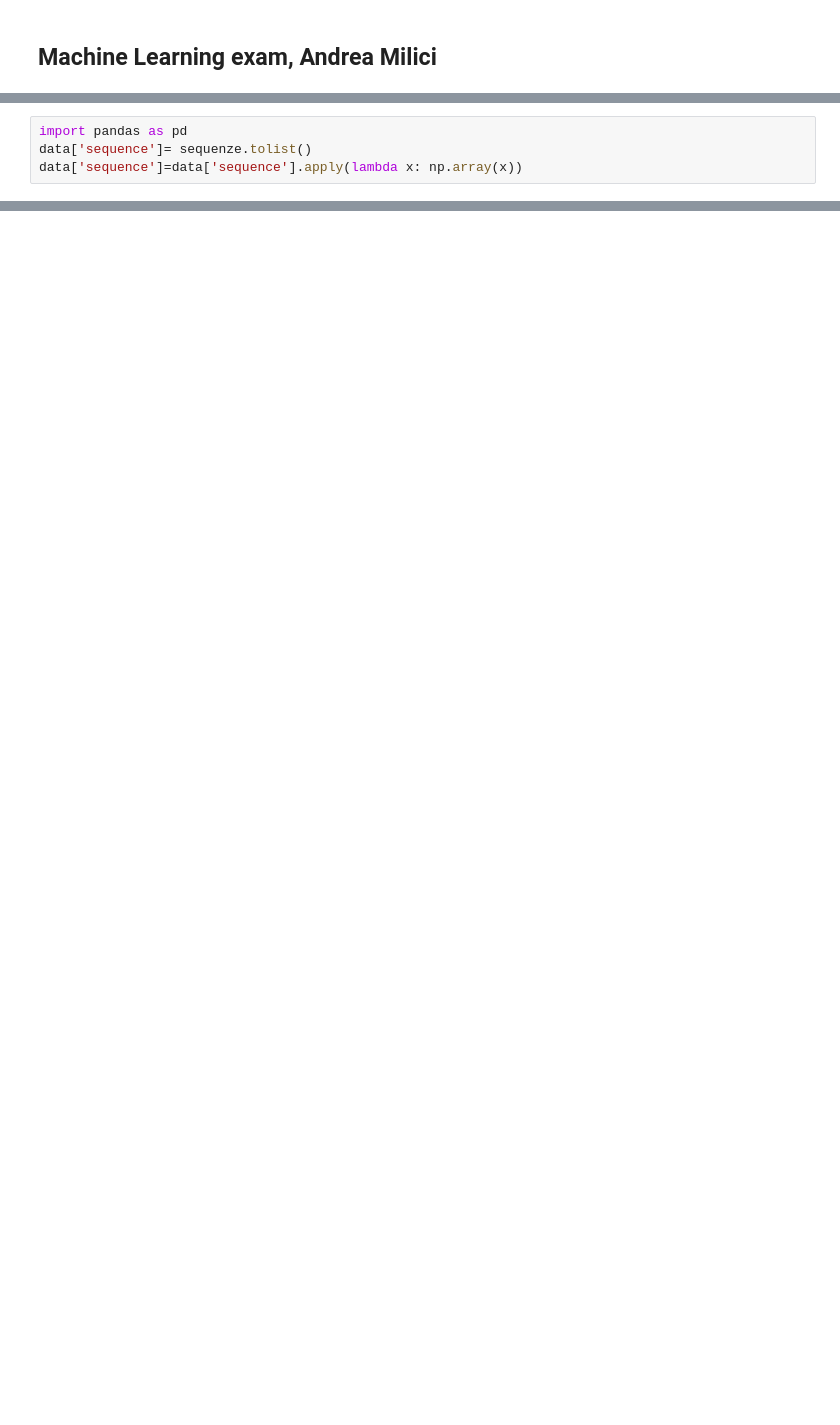
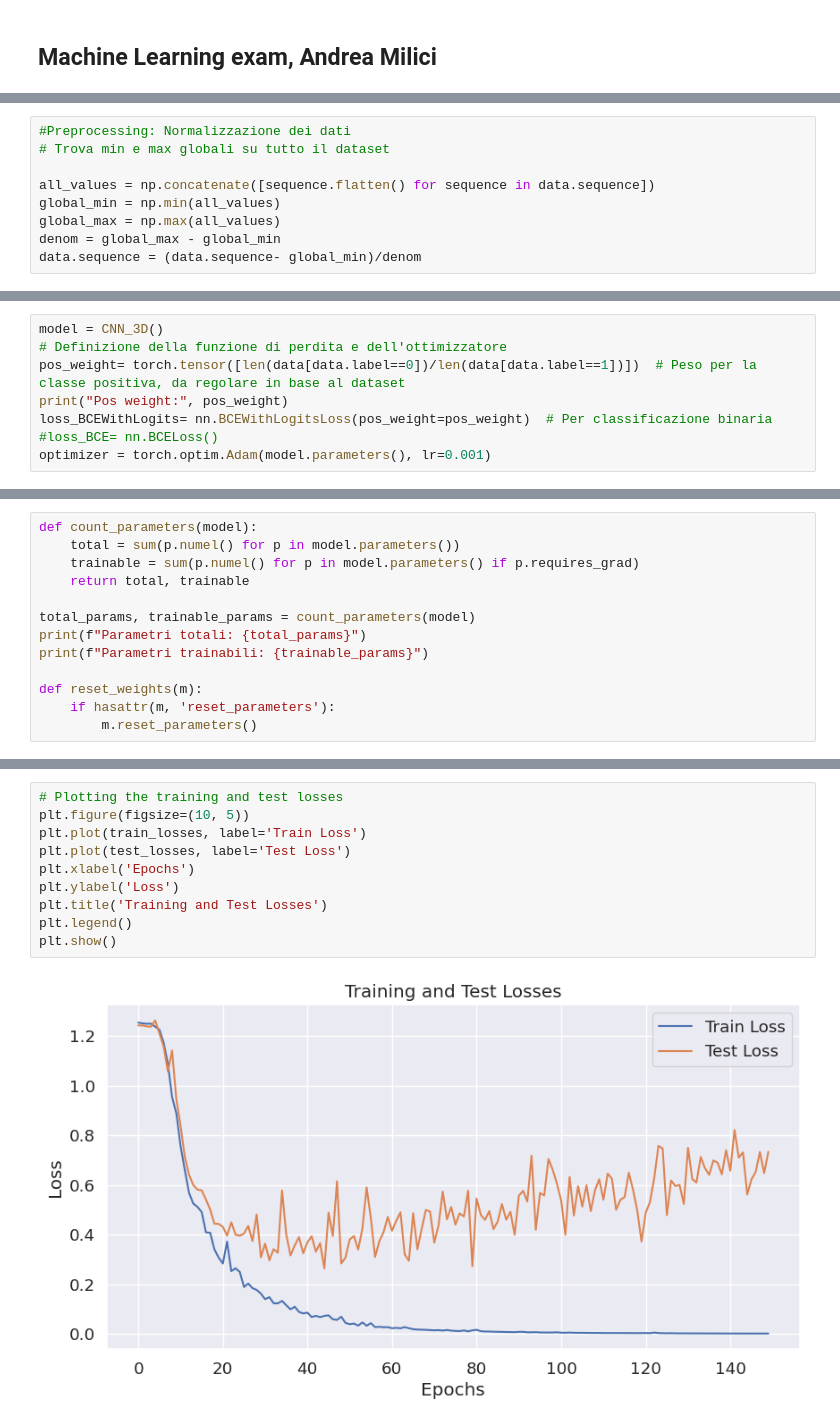
Before and after one commit to andremicci/exam1_2024, a Jupyter notebook: quench_project/main_notebook.ipynb, the cells around one changed output, grey strips where cells are left out. Cells and saved outputs as stored; diff of their text form; blank space fills up the shorter version.

```diff
--- a/quench_project/main_notebook.ipynb
+++ b/quench_project/main_notebook.ipynb
@@ -66,4 +32,0 @@ sequenze = np.stack(data['sequence'].values).reshape(-1, 24,15,15)
-# %%
-import pandas as pd
-data['sequence']= sequenze.tolist()
-data['sequence']=data['sequence'].apply(lambda x: np.array(x))
@@ -77,0 +33,9 @@ dataframe[0].shape
+# %%
+#Preprocessing: Normalizzazione dei dati
+# Trova min e max globali su tutto il dataset
+
+all_values = np.concatenate([sequence.flatten() for sequence in data.sequence])
+global_min = np.min(all_values)
+global_max = np.max(all_values)
+denom = global_max - global_min
+data.sequence = (data.sequence- global_min)/denom
@@ -77,0 +90,8 @@ dataframe[0].shape
+# %%
+model = CNN_3D()
+# Definizione della funzione di perdita e dell'ottimizzatore
+pos_weight= torch.tensor([len(data[data.label==0])/len(data[data.label==1])])  # Peso per la classe positiva, da regolare in base al dataset
+print("Pos weight:", pos_weight)
+loss_BCEWithLogits= nn.BCEWithLogitsLoss(pos_weight=pos_weight)  # Per classificazione binaria
+#loss_BCE= nn.BCELoss()
+optimizer = torch.optim.Adam(model.parameters(), lr=0.001)
@@ -77,0 +100,13 @@ dataframe[0].shape
+# %%
+def count_parameters(model):
+    total = sum(p.numel() for p in model.parameters())
+    trainable = sum(p.numel() for p in model.parameters() if p.requires_grad)
+    return total, trainable
+
+total_params, trainable_params = count_parameters(model)
+print(f"Parametri totali: {total_params}")
+print(f"Parametri trainabili: {trainable_params}")
+
+def reset_weights(m):
+    if hasattr(m, 'reset_parameters'):
+        m.reset_parameters()
@@ -77,0 +186,12 @@ dataframe[0].shape
+# %%
+# Plotting the training and test losses
+plt.figure(figsize=(10, 5))
+plt.plot(train_losses, label='Train Loss')
+plt.plot(test_losses, label='Test Loss')
+plt.xlabel('Epochs')
+plt.ylabel('Loss')
+plt.title('Training and Test Losses')
+plt.legend()
+plt.show()
+# %% [output]
+[figure, added]
```
Also changed, not shown: parts of 18 cells of this notebook, 8 other files.
